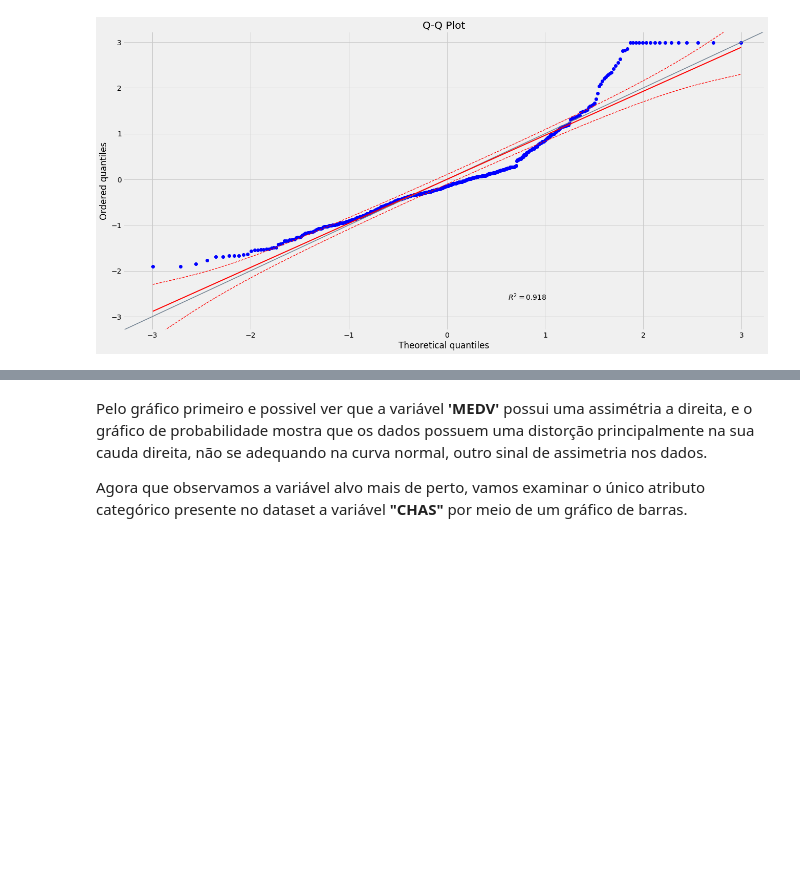
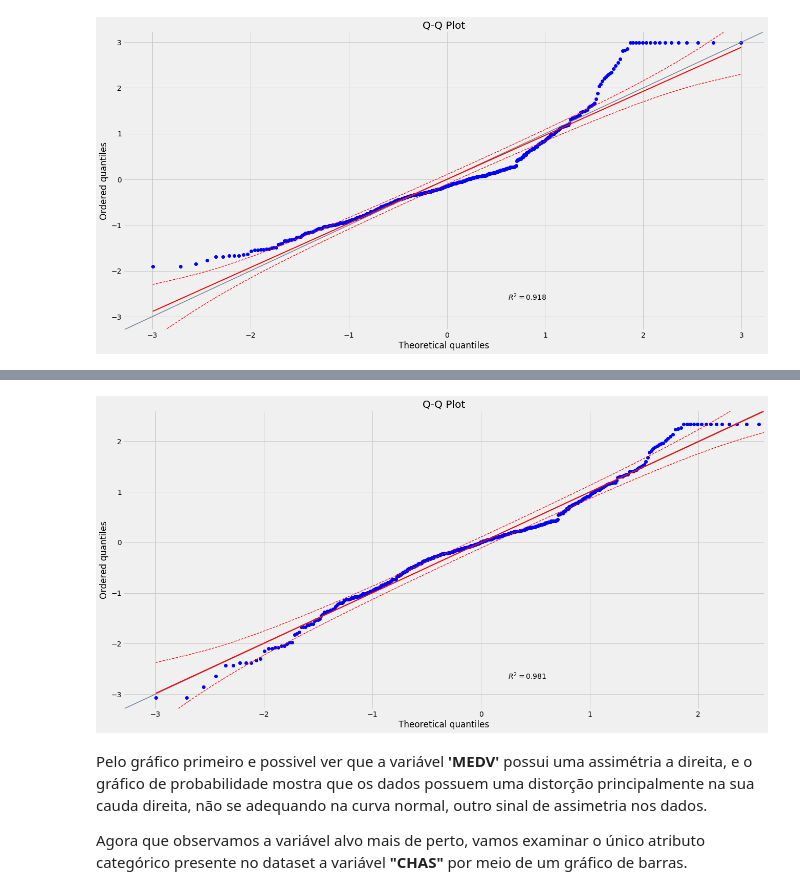
Before and after one commit to bobcastaldeli/LASSO-Regression, a Jupyter notebook: LassoRegression.ipynb, the cells around one changed output, grey strips where cells are left out. Drawn from its saved outputs; the diff is of its cells as text; code cells hidden in the pictures; blank space fills up the shorter version.

```diff
--- a/LassoRegression.ipynb
+++ b/LassoRegression.ipynb
@@ -112,3 +129,13 @@ plt.show()
+# %%
+# Cria o gráfico
+pg.qqplot(df['MEDVB'],
+          dist='norm',
+          figsize=(20, 10))
+
+# Mostra o gráfico
+plt.show()
+# %% [output]
+[figure, added]
 # %% [markdown]
 Pelo gráfico primeiro e possivel ver que a variável **'MEDV'** possui uma assimétria a direita, e o gráfico de probabilidade mostra que os dados possuem uma distorção principalmente na sua cauda direita, não se adequando na curva normal, outro sinal de assimetria nos dados.
 
```
Also changed, not shown: parts of 7 cells of this notebook.
